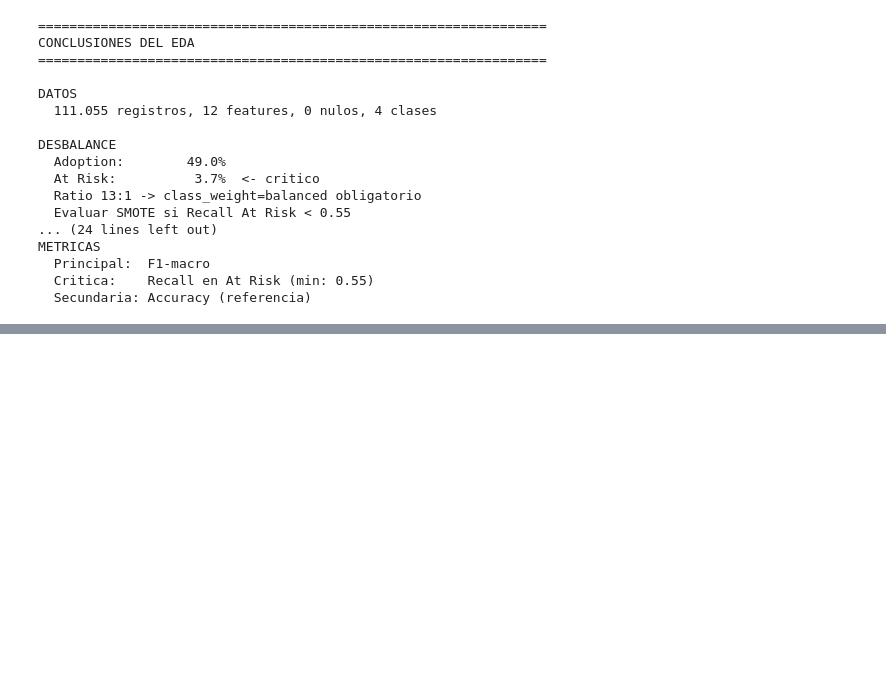
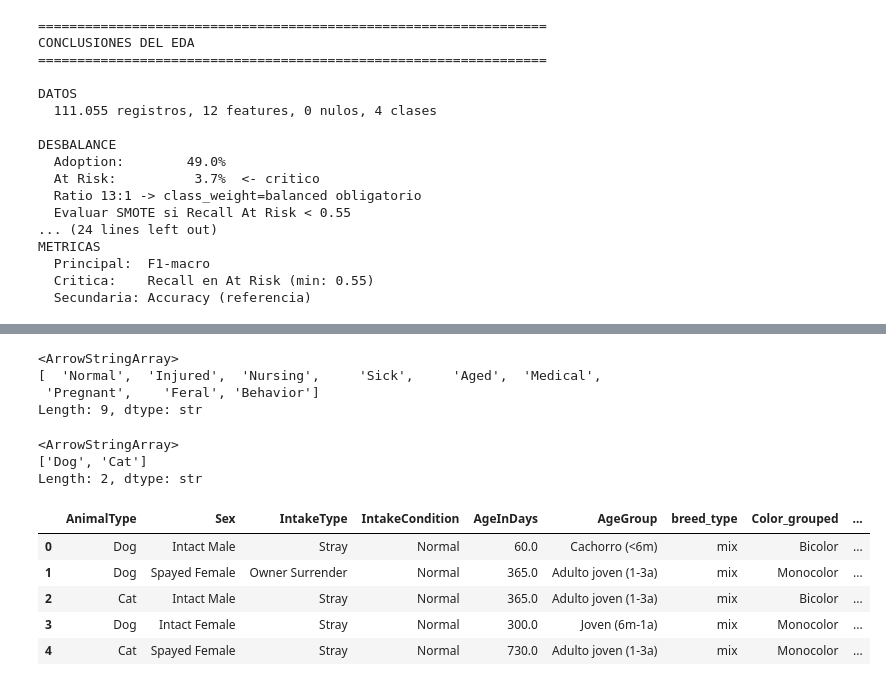
Before and after one commit to Bootcamp-IA-P6/Project_6_team3_Classification, a Jupyter notebook: notebooks/01_eda_classification.ipynb, the cells around one changed output, grey strips where cells are left out. Saved outputs shown, nothing was run; the diff lists cells and outputs as text; code cells hidden in the pictures; blank space fills up the shorter version.

```diff
--- a/notebooks/01_eda_classification.ipynb
+++ b/notebooks/01_eda_classification.ipynb
@@ -964,0 +977,2 @@ df
+# %%
+df_pd2.dropna(subset=["Sex"], inplace=True)
@@ -964,0 +999,28 @@ df
+# %%
+df_pd2 = df_pd2[df_pd2["IntakeCondition"] != "Other"]
+# %%
+df_pd2['IntakeCondition'].unique()
+# %% [output]
+<ArrowStringArray>
+[  'Normal',  'Injured',  'Nursing',     'Sick',     'Aged',  'Medical',
+ 'Pregnant',    'Feral', 'Behavior']
+Length: 9, dtype: str
+# %%
+df_pd2['AnimalType'].unique()
+# %% [output]
+<ArrowStringArray>
+['Dog', 'Cat']
+Length: 2, dtype: str
+# %%
+df_pd2.drop(columns=["Color"], inplace=True)
+# %%
+df_pd2.drop(columns=["Breed"], inplace=True)
+# %%
+df_pd2.head()
+# %% [output]
+|  | AnimalType | Sex | IntakeType | IntakeCondition | AgeInDays | AgeGroup | breed_type | Color_grouped | ... |
+| 0 | Dog | Intact Male | Stray | Normal | 60.0 | Cachorro (<6m) | mix | Bicolor | ... |
+| 1 | Dog | Spayed Female | Owner Surrender | Normal | 365.0 | Adulto joven (1-3a) | mix | Monocolor | ... |
+| 2 | Cat | Intact Male | Stray | Normal | 365.0 | Adulto joven (1-3a) | mix | Bicolor | ... |
+| 3 | Dog | Intact Female | Stray | Normal | 300.0 | Joven (6m-1a) | mix | Monocolor | ... |
+| 4 | Cat | Spayed Female | Stray | Normal | 730.0 | Adulto joven (1-3a) | mix | Monocolor | ... |
```
Also changed, not shown: parts of 8 cells of this notebook, 1 other file.
